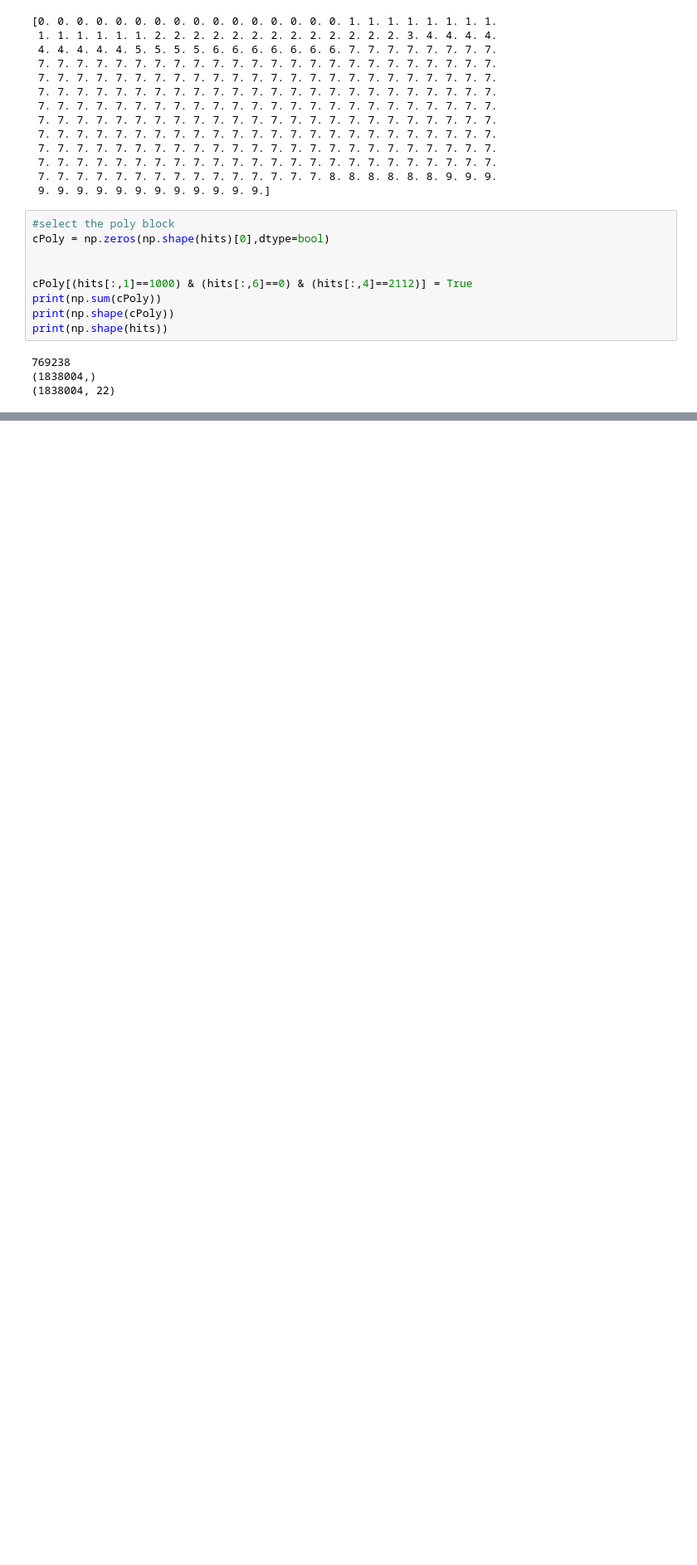
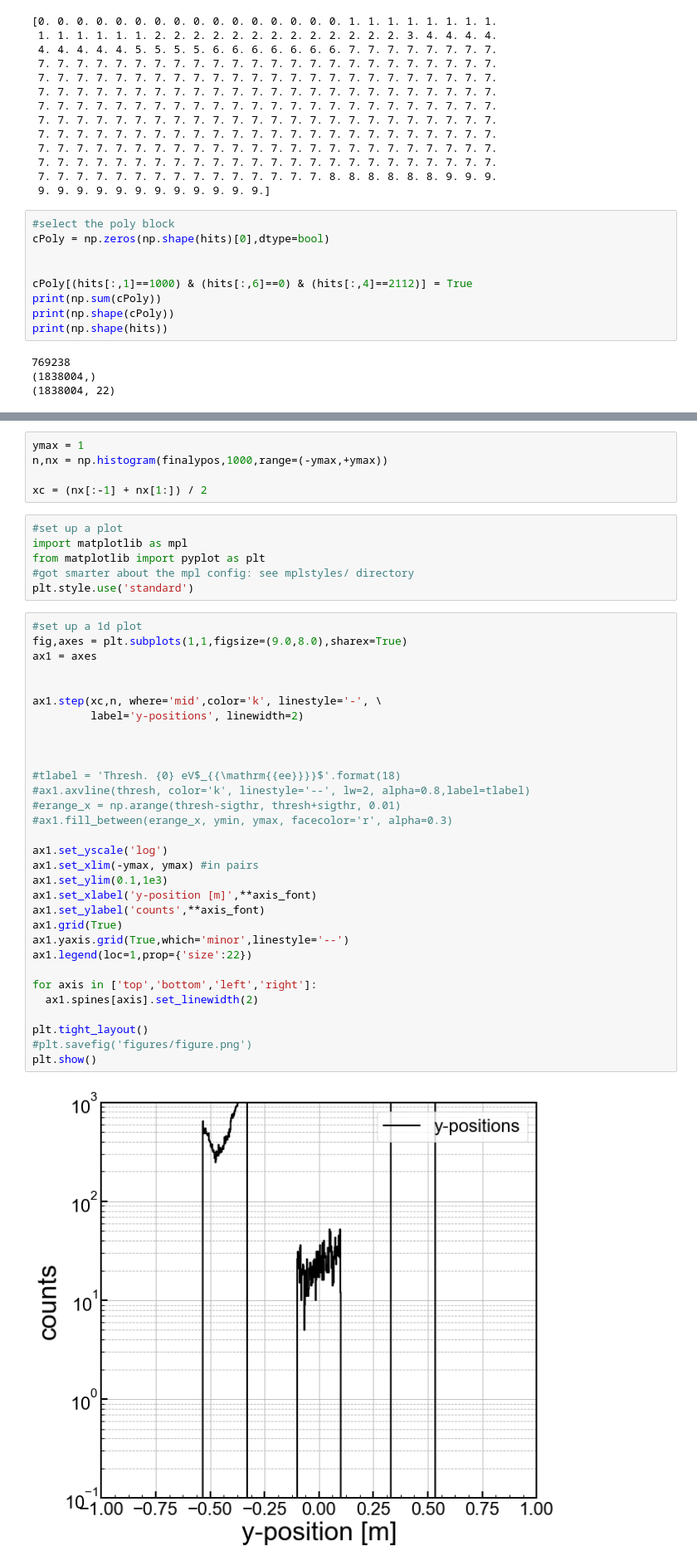
Before and after one commit to villaa/k100_ncapture_cal, a Jupyter notebook: R68_gdirect_bknd_simdata_explore.ipynb, the cells around one changed output, grey strips where cells are left out. Shown at 83% size. Cells and saved outputs as stored; diff of their text form; blank space fills up the shorter version.

```diff
--- a/R68_gdirect_bknd_simdata_explore.ipynb
+++ b/R68_gdirect_bknd_simdata_explore.ipynb
@@ -72,0 +96,44 @@ print(np.shape(hits))
+# %%
+ymax = 1
+n,nx = np.histogram(finalypos,1000,range=(-ymax,+ymax))
+
+xc = (nx[:-1] + nx[1:]) / 2
+# %%
+#set up a plot
+import matplotlib as mpl
+from matplotlib import pyplot as plt
+#got smarter about the mpl config: see mplstyles/ directory
+plt.style.use('standard')
+# %%
+#set up a 1d plot
+fig,axes = plt.subplots(1,1,figsize=(9.0,8.0),sharex=True)
+ax1 = axes
+
+
+ax1.step(xc,n, where='mid',color='k', linestyle='-', \
+         label='y-positions', linewidth=2)
+
+
+
+#tlabel = 'Thresh. {0} eV$_{{\mathrm{{ee}}}}$'.format(18)
+#ax1.axvline(thresh, color='k', linestyle='--', lw=2, alpha=0.8,label=tlabel)
+#erange_x = np.arange(thresh-sigthr, thresh+sigthr, 0.01)
+#ax1.fill_between(erange_x, ymin, ymax, facecolor='r', alpha=0.3)
+
+ax1.set_yscale('log')
+ax1.set_xlim(-ymax, ymax) #in pairs
+ax1.set_ylim(0.1,1e3)
+ax1.set_xlabel('y-position [m]',**axis_font)
+ax1.set_ylabel('counts',**axis_font)
+ax1.grid(True)
+ax1.yaxis.grid(True,which='minor',linestyle='--')
+ax1.legend(loc=1,prop={'size':22})
+
+for axis in ['top','bottom','left','right']:
+  ax1.spines[axis].set_linewidth(2)
+
+plt.tight_layout()
+#plt.savefig('figures/figure.png')
+plt.show()
+# %% [output]
+[figure, added]
```
Also changed, not shown: parts of 2 cells of this notebook.
